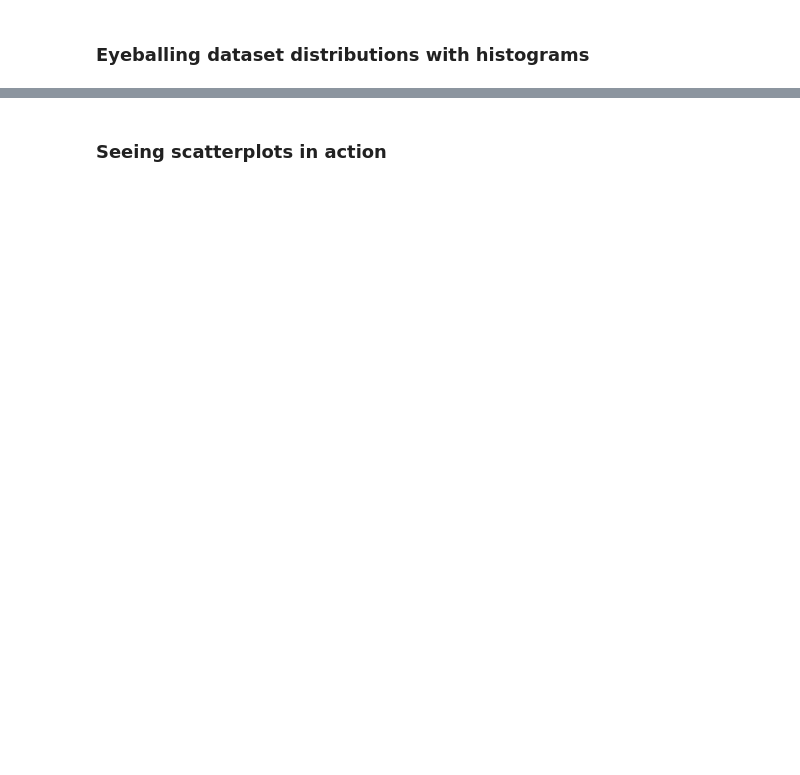
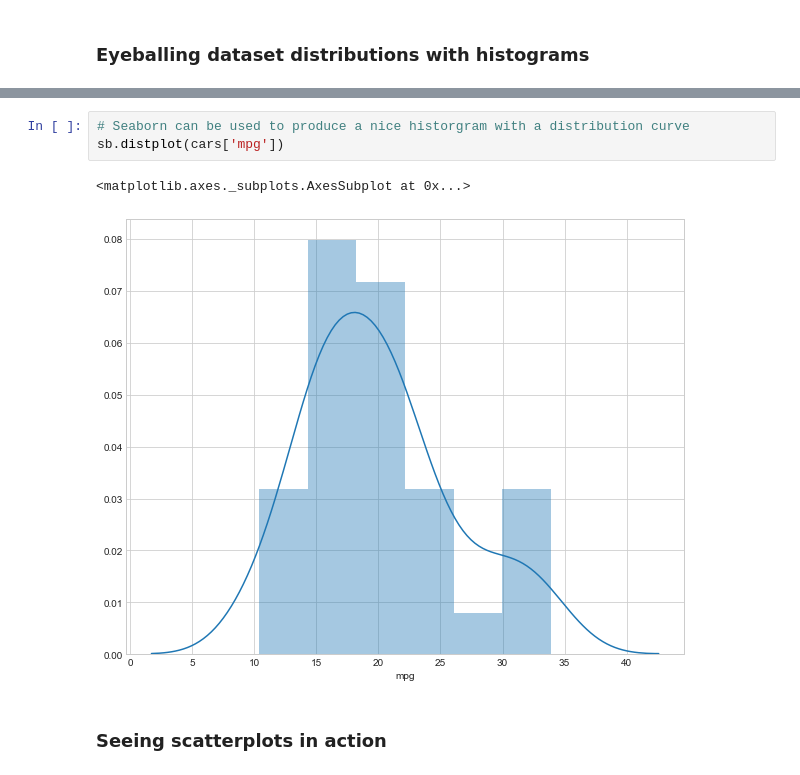
Before and after one commit to AdamHutchison/data-science, a Jupyter notebook: data_visualisation/advanced_plots.ipynb, the cells around one changed output, grey strips where cells are left out. Cells and saved outputs as stored; diff of their text form; blank space fills up the shorter version.

```diff
--- a/data_visualisation/advanced_plots.ipynb
+++ b/data_visualisation/advanced_plots.ipynb
@@ -6,2 +42,8 @@
+# %%
+# Seaborn can be used to produce a nice historgram with a distribution curve
+sb.distplot(cars['mpg'])
+# %% [output]
+<matplotlib.axes._subplots.AxesSubplot at 0x...>
+[figure, added]
 # %% [markdown]
 ###  Seeing scatterplots in action
```
Also changed, not shown: parts of 10 cells of this notebook, 2 other files.
